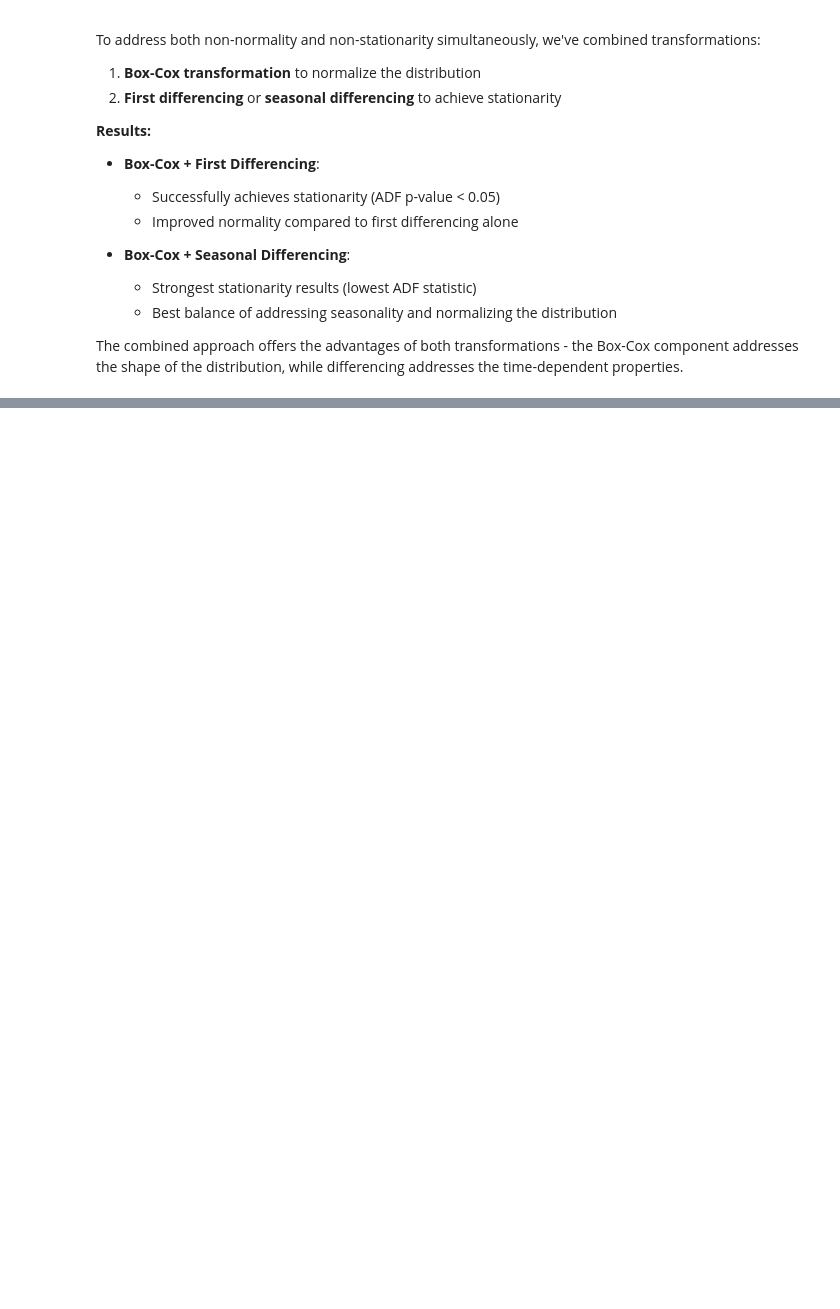
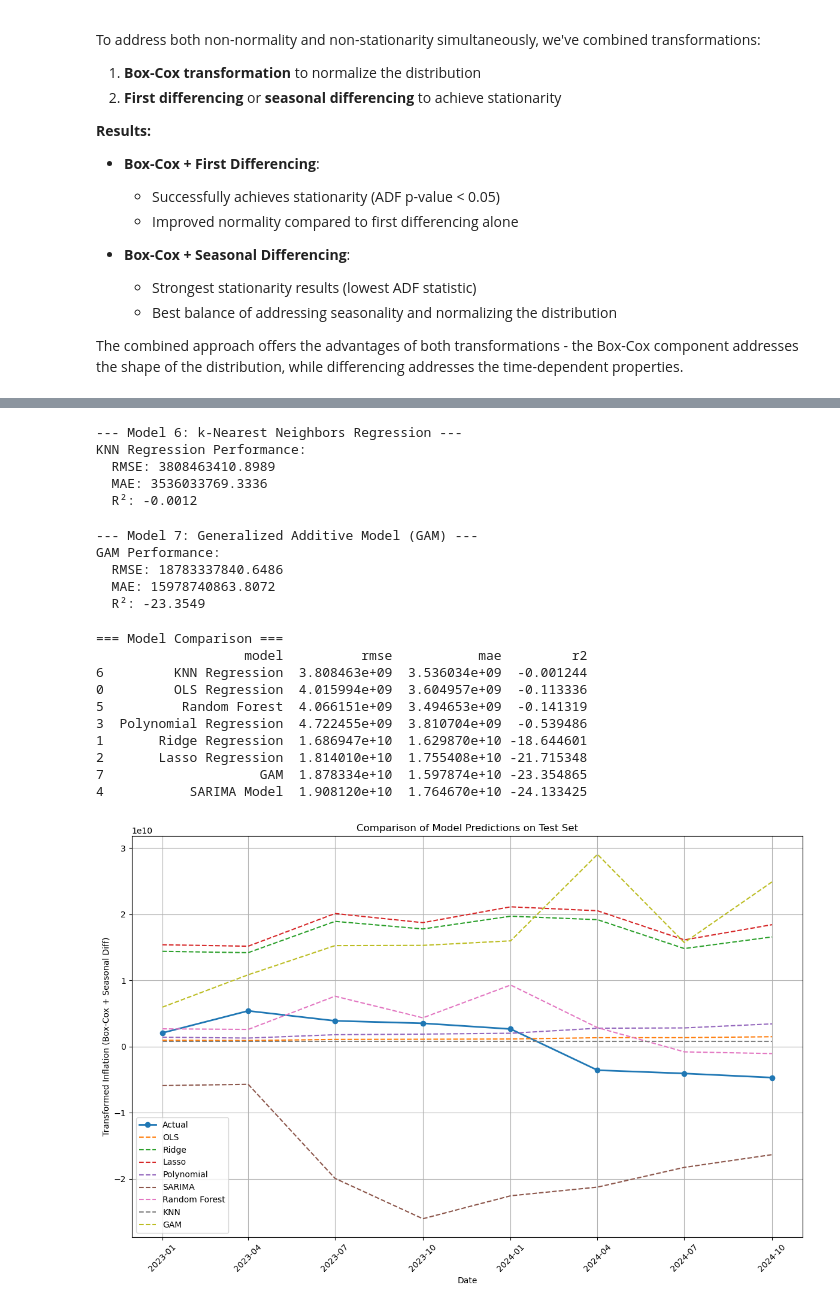
Before and after one commit to kushal238/Stat430P1, a Jupyter notebook: inflation-tsa.ipynb, the cells around one changed output, grey strips where cells are left out. Saved outputs shown, nothing was run; the diff lists cells and outputs as text; code cells hidden in the pictures; blank space fills up the shorter version.

Commit message:
first iteration of model fitting

```diff
--- a/inflation-tsa.ipynb
+++ b/inflation-tsa.ipynb
@@ -506,0 +796,72 @@ transformed_data = df['BoxCox_SDiff4'].dropna()
+# %%
+# --- Model 6: k-Nearest Neighbors Regression ---
+knn_model = KNeighborsRegressor(n_neighbors=5)
+knn_model.fit(X_train_scaled, y_train)  # Using scaled features
+y_pred_knn = knn_model.predict(X_test_scaled)
+
+print("\n--- Model 6: k-Nearest Neighbors Regression ---")
+# Evaluate KNN
+model_results.append(evaluate_model(y_test, y_pred_knn, "KNN Regression"))
+# %% [output]
+--- Model 6: k-Nearest Neighbors Regression ---
+KNN Regression Performance:
+  RMSE: 3808463410.8989
+  MAE: 3536033769.3336
+  R²: -0.0012
+# %%
+# --- Model 7: Generalized Additive Model (GAM) ---
+# Build GAM terms
+gam_terms = s(0)
+for i in range(1, X_train.shape[1]):
+    gam_terms += s(i)
+
+gam = LinearGAM(gam_terms).fit(X_train, y_train)
+y_pred_gam = gam.predict(X_test)
+
+print("\n--- Model 7: Generalized Additive Model (GAM) ---")
+# Evaluate GAM
+model_results.append(evaluate_model(y_test, y_pred_gam, "GAM"))
+# %% [output]
+--- Model 7: Generalized Additive Model (GAM) ---
+GAM Performance:
+  RMSE: 18783337840.6486
+  MAE: 15978740863.8072
+  R²: -23.3549
+# %%
+# --- Model Comparison ---
+# Convert results to DataFrame for easy comparison
+results_df = pd.DataFrame(model_results)
+print("\n=== Model Comparison ===")
+print(results_df.sort_values('rmse'))
+
+# Plot predictions from all models
+plt.figure(figsize=(12, 8))
+plt.plot(y_test.index, y_test, 'o-', label='Actual', linewidth=2)
+plt.plot(y_test.index, y_pred_ols, '--', label='OLS')
+plt.plot(y_test.index, y_pred_ridge, '--', label='Ridge')
+plt.plot(y_test.index, y_pred_lasso, '--', label='Lasso')
+plt.plot(y_test.index, y_pred_poly, '--', label='Polynomial')
+plt.plot(y_test.index, y_pred_sarima, '--', label='SARIMA')
+plt.plot(y_test.index, y_pred_rf, '--', label='Random Forest')
+plt.plot(y_test.index, y_pred_knn, '--', label='KNN')
+plt.plot(y_test.index, y_pred_gam, '--', label='GAM')
+plt.title('Comparison of Model Predictions on Test Set')
+plt.xlabel('Date')
+plt.ylabel('Transformed Inflation (Box-Cox + Seasonal Diff)')
+plt.legend()
+plt.grid(True)
+plt.xticks(rotation=45)
+plt.tight_layout()
+plt.show()
+# %% [output]
+=== Model Comparison ===
+                   model          rmse           mae         r2
+6         KNN Regression  3.808463e+09  3.536034e+09  -0.001244
+0         OLS Regression  4.015994e+09  3.604957e+09  -0.113336
+5          Random Forest  4.066151e+09  3.494653e+09  -0.141319
+3  Polynomial Regression  4.722455e+09  3.810704e+09  -0.539486
+1       Ridge Regression  1.686947e+10  1.629870e+10 -18.644601
+2       Lasso Regression  1.814010e+10  1.755408e+10 -21.715348
+7                    GAM  1.878334e+10  1.597874e+10 -23.354865
+4           SARIMA Model  1.908120e+10  1.764670e+10 -24.133425
+[figure, added]
```
Also changed, not shown: parts of 15 cells of this notebook.
